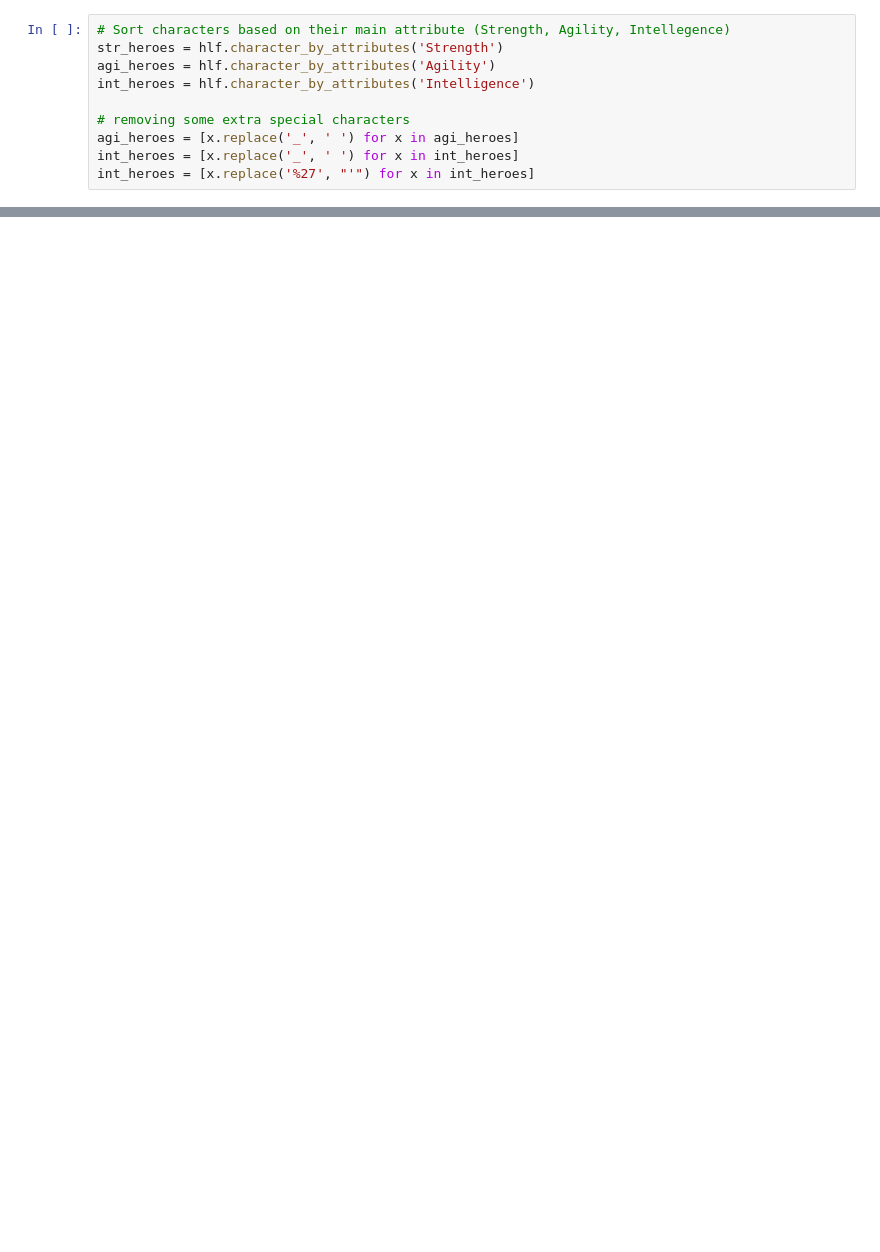
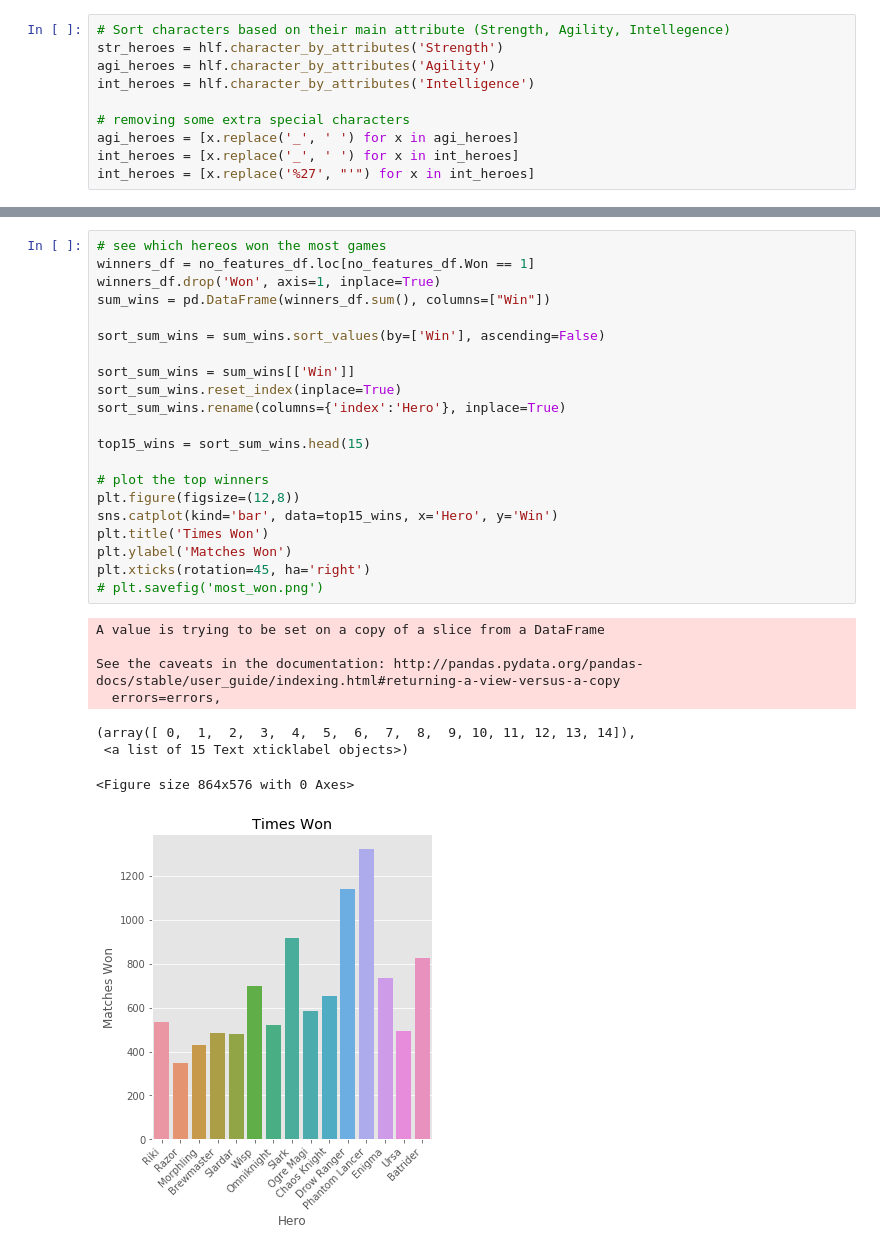
Before and after one commit to Gal-Gilor/In_Zeus_We_Trust, a Jupyter notebook: dota2_EDA.ipynb, the cells around one changed output, grey strips where cells are left out. Cells and saved outputs as stored; diff of their text form; blank space fills up the shorter version.

```diff
--- a/dota2_EDA.ipynb
+++ b/dota2_EDA.ipynb
@@ -464,0 +334,30 @@ for column in winners_df.columns:
+# %%
+# see which hereos won the most games
+winners_df = no_features_df.loc[no_features_df.Won == 1]
+winners_df.drop('Won', axis=1, inplace=True)
+sum_wins = pd.DataFrame(winners_df.sum(), columns=["Win"])
+
+sort_sum_wins = sum_wins.sort_values(by=['Win'], ascending=False)
+
+sort_sum_wins = sum_wins[['Win']]
+sort_sum_wins.reset_index(inplace=True)
+sort_sum_wins.rename(columns={'index':'Hero'}, inplace=True)
+
+top15_wins = sort_sum_wins.head(15)
+
+# plot the top winners
+plt.figure(figsize=(12,8))
+sns.catplot(kind='bar', data=top15_wins, x='Hero', y='Win')
+plt.title('Times Won')
+plt.ylabel('Matches Won')
+plt.xticks(rotation=45, ha='right')
+# plt.savefig('most_won.png')
+# %% [output]
+A value is trying to be set on a copy of a slice from a DataFrame
+
+See the caveats in the documentation: http://pandas.pydata.org/pandas-docs/stable/user_guide/indexing.html#returning-a-view-versus-a-copy
+  errors=errors,
+(array([ 0,  1,  2,  3,  4,  5,  6,  7,  8,  9, 10, 11, 12, 13, 14]),
+ <a list of 15 Text xticklabel objects>)
+<Figure size 864x576 with 0 Axes>
+[figure, added]
```
Also changed, not shown: parts of 45 cells of this notebook, 8 other files.
